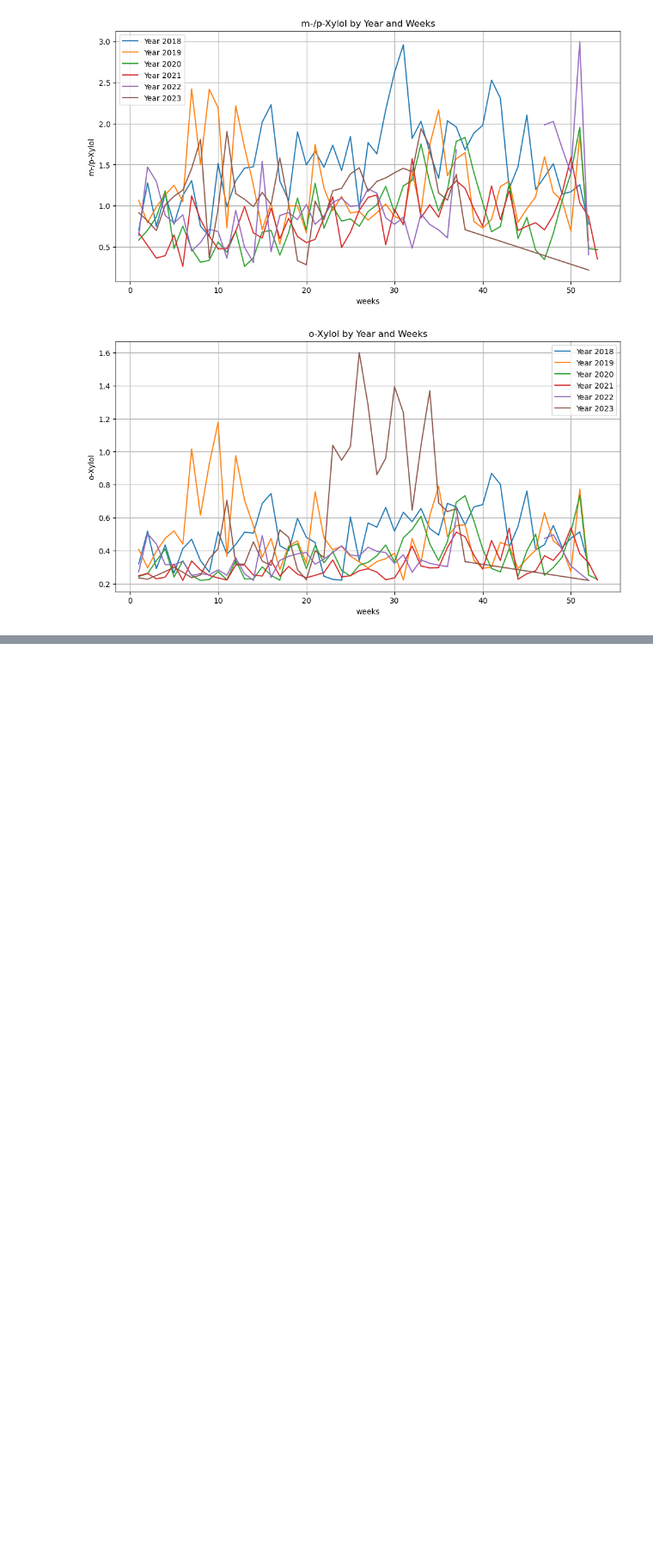
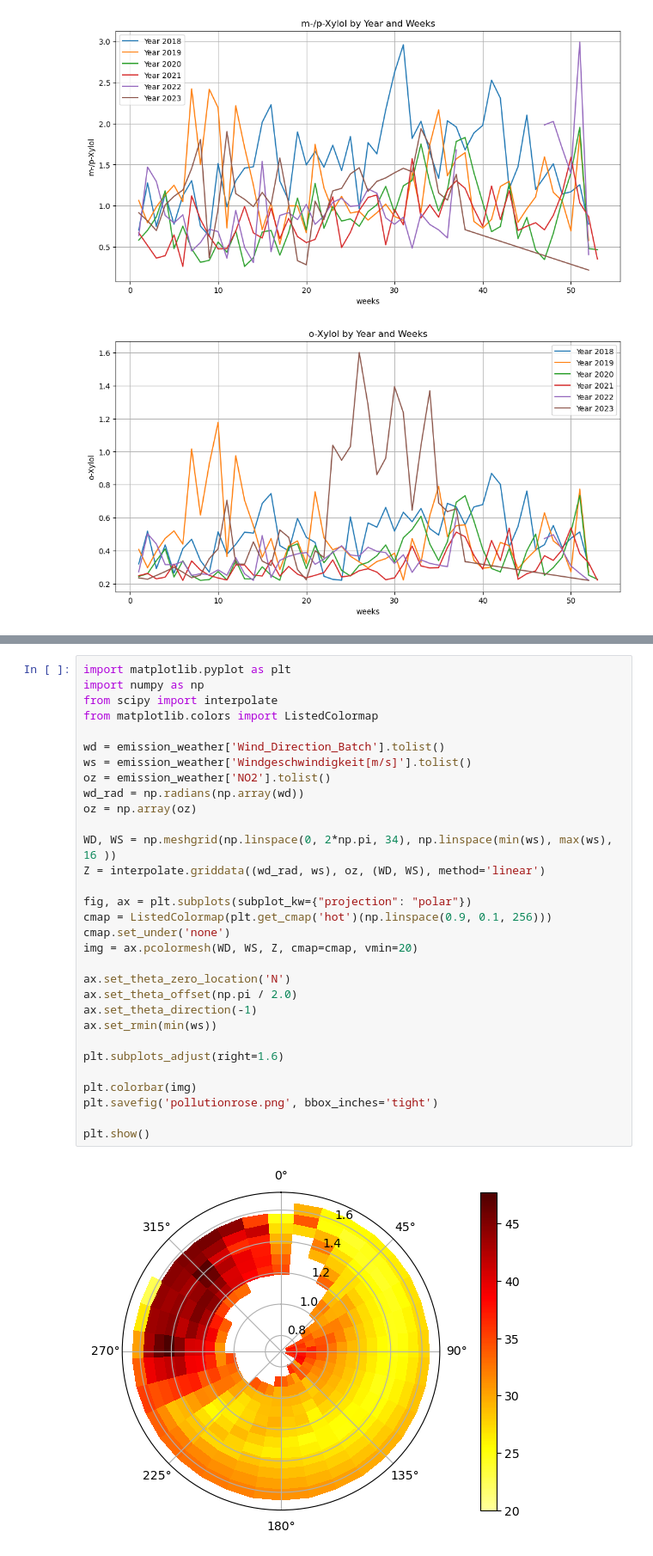
Before and after one commit to cathrinr/driving_change, a Jupyter notebook: plots.ipynb, the cells around one changed output, grey strips where cells are left out. Shown at 86% size. Drawn from its saved outputs; the diff is of its cells as text; blank space fills up the shorter version.

```diff
--- a/plots.ipynb
+++ b/plots.ipynb
@@ -329,0 +436,33 @@ for column in columns_to_plot:
+# %%
+import matplotlib.pyplot as plt
+import numpy as np
+from scipy import interpolate
+from matplotlib.colors import ListedColormap
+
+wd = emission_weather['Wind_Direction_Batch'].tolist()
+ws = emission_weather['Windgeschwindigkeit[m/s]'].tolist()
+oz = emission_weather['NO2'].tolist()
+wd_rad = np.radians(np.array(wd))
+oz = np.array(oz)
+
+WD, WS = np.meshgrid(np.linspace(0, 2*np.pi, 34), np.linspace(min(ws), max(ws), 16 ))
+Z = interpolate.griddata((wd_rad, ws), oz, (WD, WS), method='linear')
+
+fig, ax = plt.subplots(subplot_kw={"projection": "polar"})
+cmap = ListedColormap(plt.get_cmap('hot')(np.linspace(0.9, 0.1, 256)))
+cmap.set_under('none')
+img = ax.pcolormesh(WD, WS, Z, cmap=cmap, vmin=20)
+
+ax.set_theta_zero_location('N')
+ax.set_theta_offset(np.pi / 2.0)
+ax.set_theta_direction(-1)
+ax.set_rmin(min(ws))
+
+plt.subplots_adjust(right=1.6)
+
+plt.colorbar(img)
+plt.savefig('pollutionrose.png', bbox_inches='tight')
+
+plt.show()
+# %% [output]
+[figure, added]
```
Also changed, not shown: parts of 7 cells of this notebook, 1 other file.
